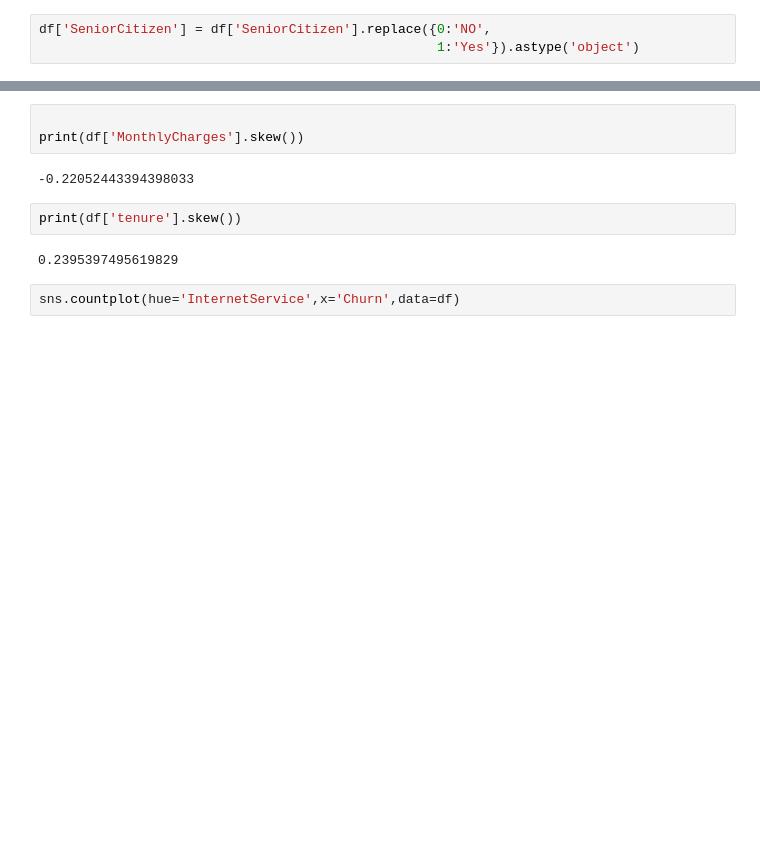
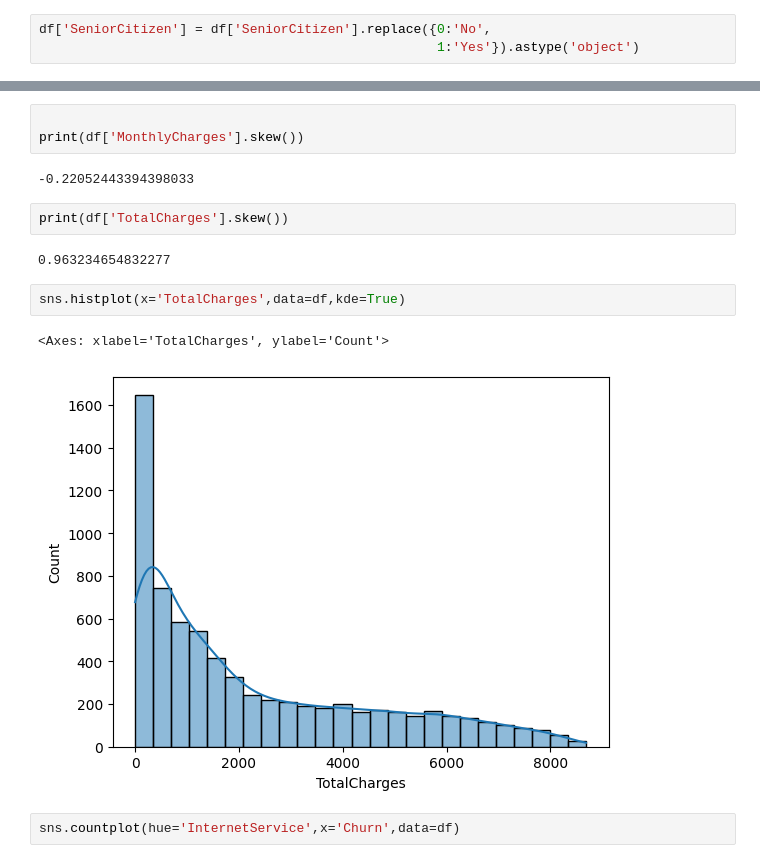
Before and after one commit to aditya-03-githere/Customer_Churn_Predictor, a Jupyter notebook: customer_churn_code.ipynb, the cells around one changed output, grey strips where cells are left out. Drawn from its saved outputs; the diff is of its cells as text; blank space fills up the shorter version.

```diff
--- a/customer_churn_code.ipynb
+++ b/customer_churn_code.ipynb
@@ -109,7 +82,7 @@ df['PaymentMethod'] = df['PaymentMethod'].replace({'Bank transfer (automatic)':'
 # %%
 df = df.drop('customerID',axis=1)
 # %%
-df['SeniorCitizen'] = df['SeniorCitizen'].replace({0:'NO',
+df['SeniorCitizen'] = df['SeniorCitizen'].replace({0:'No',
                                                    1:'Yes'}).astype('object')
 # %% [markdown]
 
@@ -136,9 +109,14 @@ print(df['MonthlyCharges'].skew())
 # %% [output]
 -0.22052443394398033
 # %%
-print(df['tenure'].skew())
+print(df['TotalCharges'].skew())
 # %% [output]
-0.2395397495619829
+0.963234654832277
+# %%
+sns.histplot(x='TotalCharges',data=df,kde=True)
+# %% [output]
+<Axes: xlabel='TotalCharges', ylabel='Count'>
+[figure, added]
 # %%
 sns.countplot(hue='InternetService',x='Churn',data=df)
 # %% [output]
```
Also changed, not shown: parts of 28 cells of this notebook, 4 other files.
